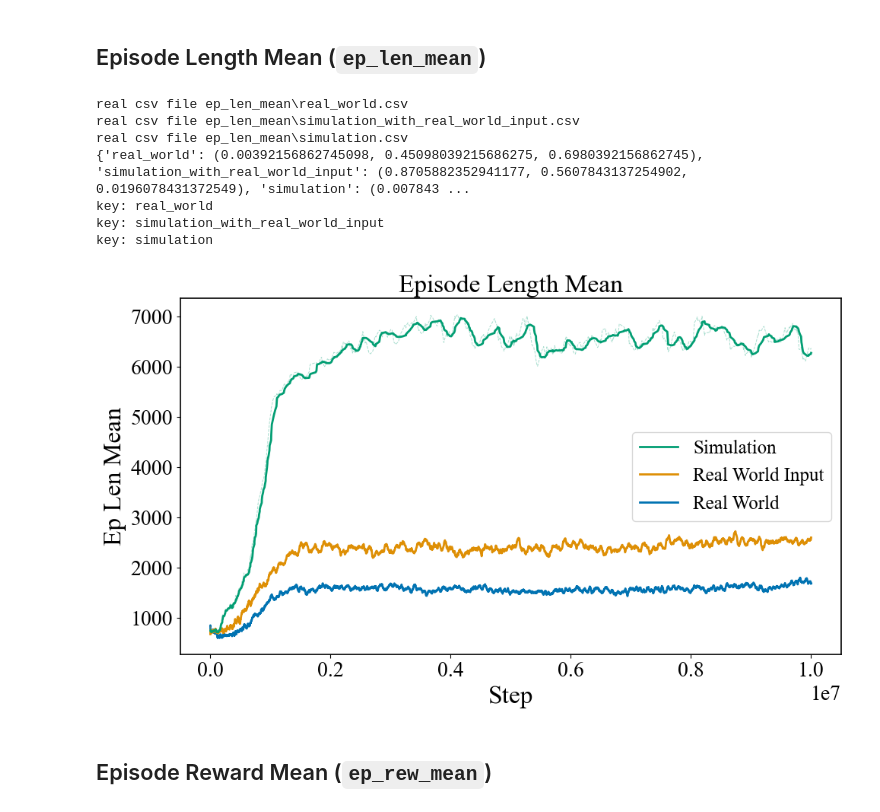
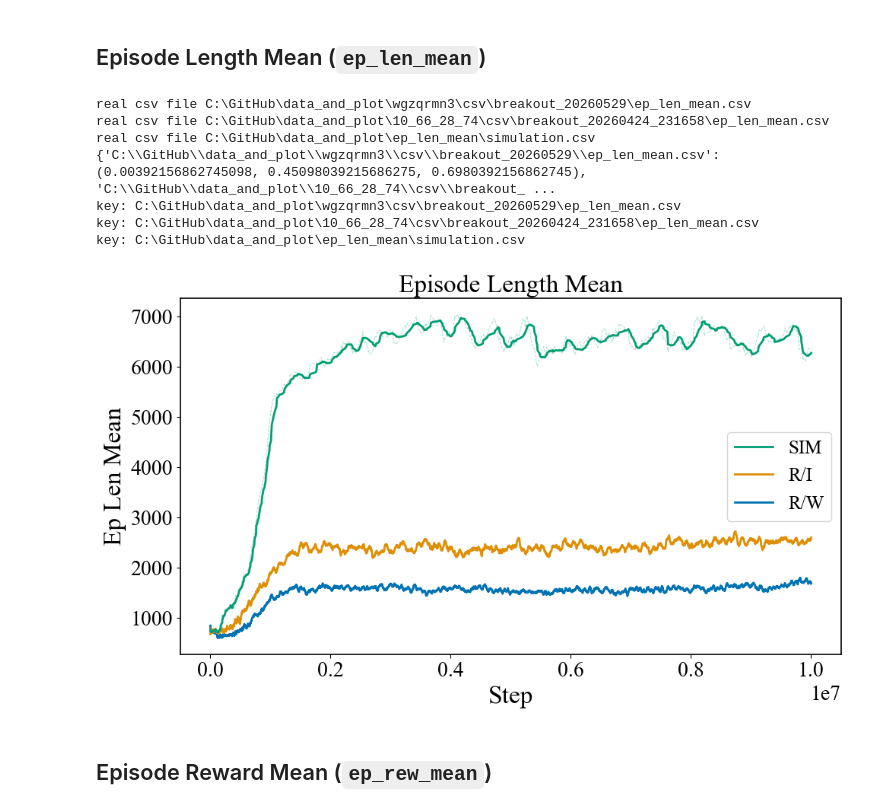
Before and after one commit to RongpingZhou/data_and_plot, a Jupyter notebook: plot.ipynb, the cells around one changed output. Cells and saved outputs as stored; diff of their text form; code cells hidden in the pictures.

```diff
--- a/plot.ipynb
+++ b/plot.ipynb
@@ -342,37 +323,72 @@ def plot_rl_curves(
     plt.show()
 # %% [markdown]
 ## Episode Length Mean (`ep_len_mean`)
+# %%
+def read_rl_csv(metric: str, key: str, base_dir: str = ".") -> pd.DataFrame:
+    """
+    Read an RL training CSV file by metric folder and file key.
+
+    Args:
+        metric:   subfolder name, e.g. "ep_len_mean", "ep_rew_mean", "top_score"
+        key:      file stem, e.g. "real_world", "simulation",
+                  "simulation_with_real_world_input"
+        base_dir: root directory that contains the metric folders (default: ".")
+
+    Returns:
+        DataFrame with columns "Step" (x-axis) and "Value" (y-axis).
+    """
+    # path = Path(base_dir) / metric / f"{key}.csv"
+    path = f"{key}"
+    print(f"real csv file {path}")
+    df = pd.read_csv(path)
+    return df[["Step", "Value"]].reset_index(drop=True)
 # %%
 # keys = ["simulation", "simulation_with_real_world_input", "real_world"]
-keys = ["real_world", "simulation_with_real_world_input", "simulation"]
+
+real_world_ep_len_mean = "C:\\GitHub\\data_and_plot\\wgzqrmn3\\csv\\breakout_20260529\\ep_len_mean.csv"
+real_world_input_ep_len_mean = "C:\\GitHub\\data_and_plot\\10_66_28_74\\csv\\breakout_20260424_231658\\ep_len_mean.csv"
+simulation_ep_len_mean = "C:\\GitHub\\data_and_plot\\ep_len_mean\\simulation.csv"
+
+# keys = ["C:\\GitHub\\data_and_plot\\wgzqrmn3\\csv\\breakout_20260529\\ep_len_mean.csv", \
+#         "C:\\GitHub\\data_and_plot\\10_66_28_74\\csv\\breakout_20260424_231658\\ep_len_mean.csv", \
+#         "C:\\GitHub\\data_and_plot\\ep_len_mean\\simulation.csv"]
+
+keys = [real_world_ep_len_mean, real_world_input_ep_len_mean, simulation_ep_len_mean]
+
 legend_map = {
-    "real_world": "Real World",
-    "simulation_with_real_world_input": "Real World Input",
-    "simulation": "Simulation",
+    real_world_ep_len_mean: "R/W",
+    real_world_input_ep_len_mean: "R/I",
+    simulation_ep_len_mean: "SIM",
 }
+
+# legend_map = {
+#     "real_world": "Real World",
+#     "simulation_with_real_world_input": "Real World Input",
+#     "simulation": "Simulation",
+# }
 
 data_ep_len = {key: read_rl_csv("ep_len_mean", key) for key in keys}
 
 plot_rl_curves(
     data_ep_len,
     legend_map=legend_map,
     title="Episode Length Mean",
     x_label="Step",
     y_label="Ep Len Mean",
     figsize=(10, 6),
     window_size=10,
     save_path='three_system_len',
     is_legend=True,
 )
 # %% [output]
-real csv file ep_len_mean\real_world.csv
-real csv file ep_len_mean\simulation_with_real_world_input.csv
-real csv file ep_len_mean\simulation.csv
-{'real_world': (0.00392156862745098, 0.45098039215686275, 0.6980392156862745), 'simulation_with_real_world_input': (0.8705882352941177, 0.5607843137254902, 0.0196078431372549), 'simulation': (0.007843 ...
-key: real_world
-key: simulation_with_real_world_input
-key: simulation
+real csv file C:\GitHub\data_and_plot\wgzqrmn3\csv\breakout_20260529\ep_len_mean.csv
+real csv file C:\GitHub\data_and_plot\10_66_28_74\csv\breakout_20260424_231658\ep_len_mean.csv
+real csv file C:\GitHub\data_and_plot\ep_len_mean\simulation.csv
+{'C:\\GitHub\\data_and_plot\\wgzqrmn3\\csv\\breakout_20260529\\ep_len_mean.csv': (0.00392156862745098, 0.45098039215686275, 0.6980392156862745), 'C:\\GitHub\\data_and_plot\\10_66_28_74\\csv\\breakout_ ...
+key: C:\GitHub\data_and_plot\wgzqrmn3\csv\breakout_20260529\ep_len_mean.csv
+key: C:\GitHub\data_and_plot\10_66_28_74\csv\breakout_20260424_231658\ep_len_mean.csv
+key: C:\GitHub\data_and_plot\ep_len_mean\simulation.csv
-[figure, old version]
+[figure, new version]
 # %% [markdown]
 ## Episode Reward Mean (`ep_rew_mean`)
 # %%
```
Also changed, not shown: parts of 23 cells of this notebook, 6 other files.
